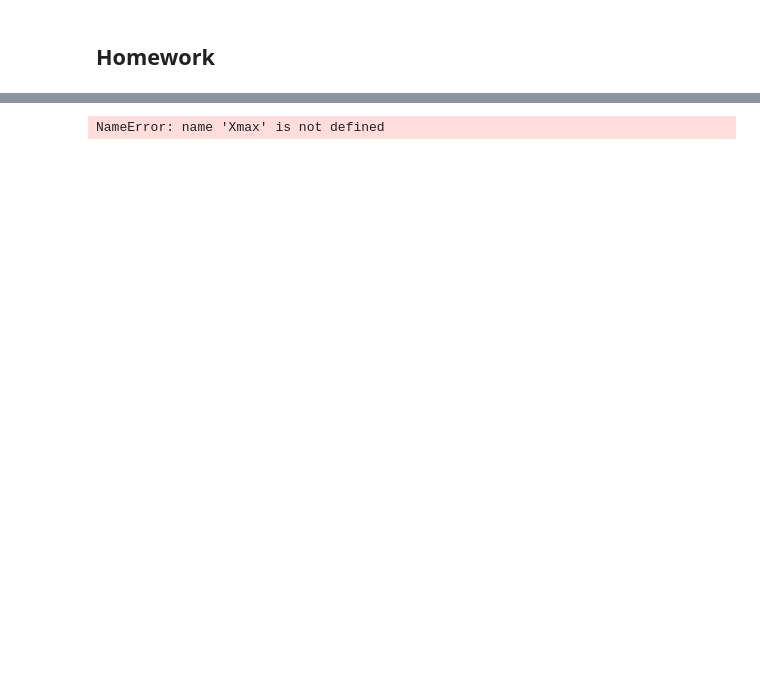
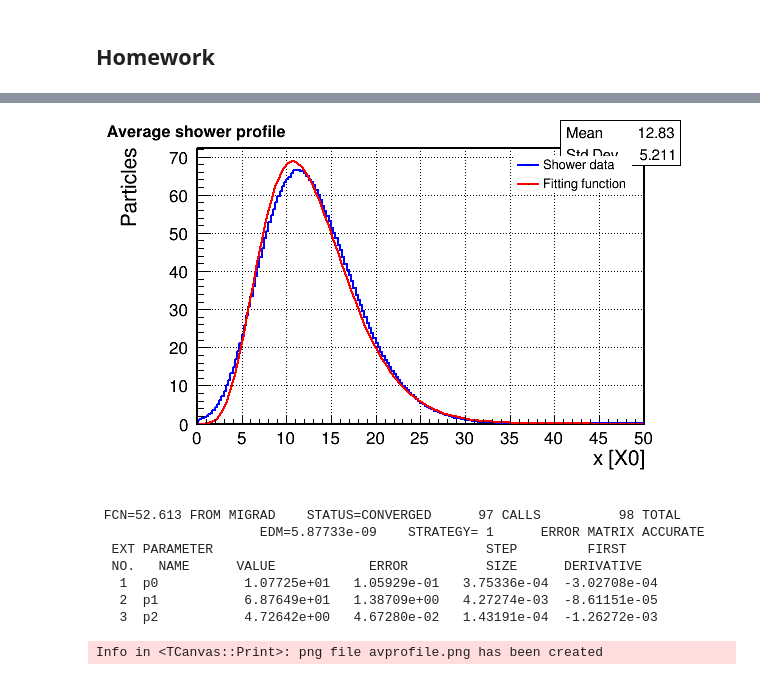
Before and after one commit to draczew23/MPPE_homeworks, a Jupyter notebook: hom4.ipynb, the cells around one changed output, grey strips where cells are left out. Drawn from its saved outputs; the diff is of its cells as text; code cells hidden in the pictures; blank space fills up the shorter version.

```diff
--- a/hom4.ipynb
+++ b/hom4.ipynb
@@ -350,30 +334,45 @@ Warning in <TCanvas::Constructor>: Deleting canvas with same name: csh2
 Info in <TCanvas::Print>: png file avprofile.png has been created
 # %%
-def fitfunc(x0, y0, sigma, x):
-    return y0 * np.exp(- (x0 / sigma) ** 2 * ((x - x0) / x0) - np.log(x / x0))
-
 class myfunc:   # fit function as a class
     def __call__( self, t, par ):
         x0 = par[0] # x center
         y0 = par[1] #y center
         sigma = par[2] #sigma
         x = t[0]
-        tmp = y0 * np.exp(- (x0 / sigma) ** 2 * ((x - x0) / x0) - np.log(x / x0))
+        tmp = y0 * np.exp(- (x0 / sigma) ** 2 * (((x - x0) / x0) - np.log(x / x0)))
         return tmp
 
-fitrangestart = 0
-fitrangeend = Xmax
+fitrangestart = 0.1
+fitrangeend = 50
 
 parN = 3    # number of fit parameters
 
-func = TF1("myfunction", myfunc(), fitrangestart, fitrangeend, parN)    # initialization of fitting function
-func.SetParameters(5, 5, 3)     # setting parameters for our function
+pycallable = myfunc()
+
+func = TF1("func", pycallable, fitrangestart, fitrangeend, parN)    # initialization of fitting function
+func.SetParameters(11, 60, 6)     # setting parameters for our function
 
 avprofile.Fit(func)
+#
+
+fitresult = func.GetParameters()
+
+leg=TLegend(0.7,0.8,0.9,0.9)
+leg.AddEntry(avprofile,"Shower data")
+leg.AddEntry(func,"Fitting function")
+leg.Draw()
 
 csh2.Update()
 csh2.Print('avprofile.png')
-
+#
 Image(filename='avprofile.png')
 # %% [output]
+[figure, added]
-NameError: name 'Xmax' is not defined
+ FCN=52.613 FROM MIGRAD    STATUS=CONVERGED      97 CALLS          98 TOTAL
+                     EDM=5.87733e-09    STRATEGY= 1      ERROR MATRIX ACCURATE
+  EXT PARAMETER                                   STEP         FIRST
+  NO.   NAME      VALUE            ERROR          SIZE      DERIVATIVE
+   1  p0           1.07725e+01   1.05929e-01   3.75336e-04  -3.02708e-04
+   2  p1           6.87649e+01   1.38709e+00   4.27274e-03  -8.61151e-05
+   3  p2           4.72642e+00   4.67280e-02   1.43191e-04  -1.26272e-03
+Info in <TCanvas::Print>: png file avprofile.png has been created
```
Also changed, not shown: parts of 10 cells of this notebook.
